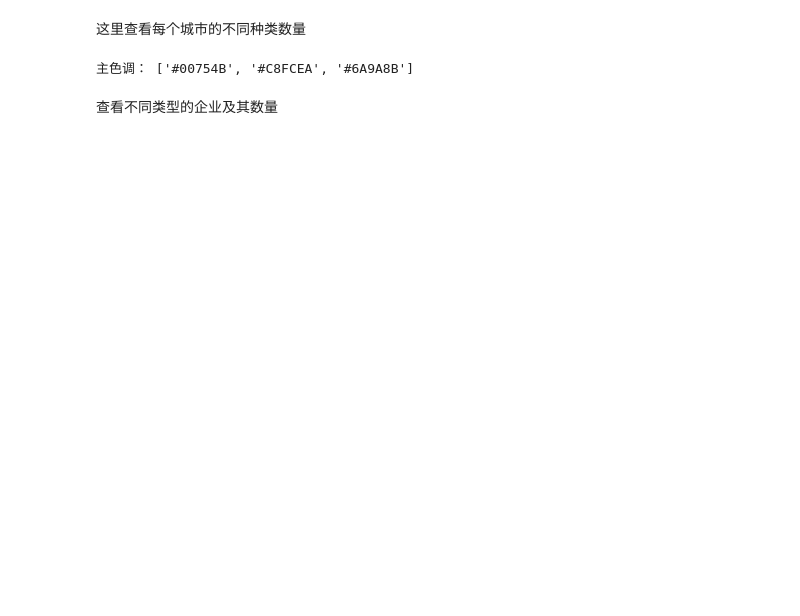
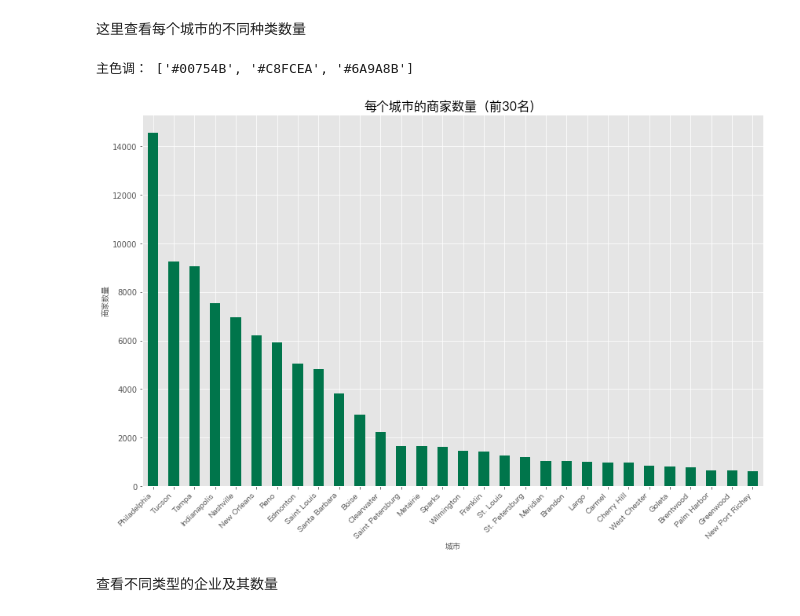
Before and after one commit to nanhaishu/YelpRecommendation-new-, a Jupyter notebook: notebooks/01_数据预处理.ipynb, the cells around one changed output. Cells and saved outputs as stored; diff of their text form; code cells hidden in the pictures; blank space fills up the shorter version.

```diff
--- a/notebooks/01_数据预处理.ipynb
+++ b/notebooks/01_数据预处理.ipynb
@@ -52,22 +58,24 @@ except json.JSONDecodeError:
 主色调： ['#00754B', '#C8FCEA', '#6A9A8B']
 # %%
 # 按城市分组并计算商家数量
-yelp_business_groups = yelp_business.groupby('city').count()
+yelp_business_groups = business_df.groupby('city').count()
 yelp_business_city = yelp_business_groups['name']
 yelp_business_city_sorted = yelp_business_city.sort_values(ascending=False)
 
 # 绘制前30个城市的柱状图
 ax = yelp_business_city_sorted[:30].plot(
     kind='bar',  figsize=(12, 8), color=main_color[0])
 ax.set_xticklabels(
     yelp_business_city_sorted[:30].index, fontproperties=PingFang, rotation=45, ha='right')
 
 ax.set_xlabel('城市', fontproperties=PingFang)
 ax.set_ylabel('商家数量', fontproperties=PingFang)
 plt.tight_layout()
 plt.savefig('../images/01_每个城市的商家数量.png', dpi=600)
 ax.set_title('每个城市的商家数量（前30名）', fontproperties=PingFang, fontsize=16)
 plt.show()
+# %% [output]
+[figure, added]
 # %% [markdown]
 查看不同类型的企业及其数量
 # %%
```
Also changed, not shown: parts of 23 cells of this notebook, 3 other files.
